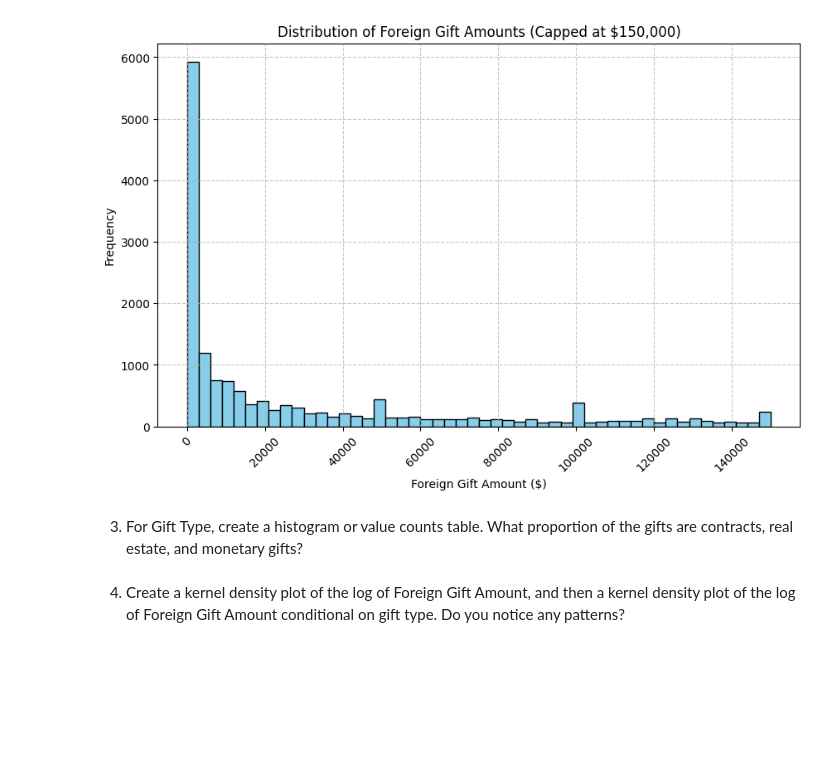
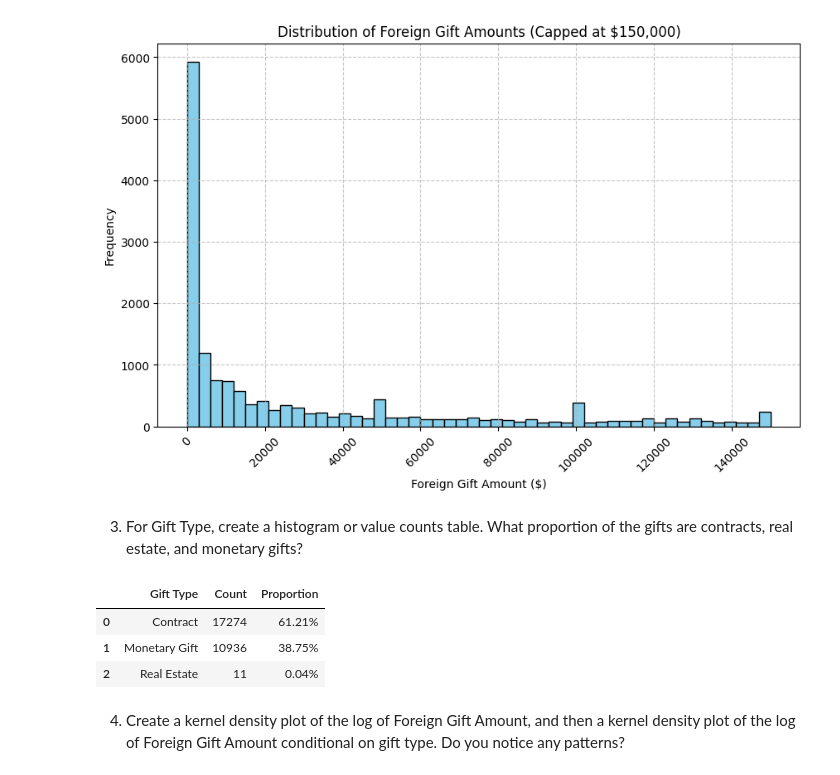
Before and after one commit to deancuva/EDA, a Jupyter notebook: assignment/assignment.ipynb, the cells around one changed output. Drawn from its saved outputs; the diff is of its cells as text; code cells hidden in the pictures; blank space fills up the shorter version.

```diff
--- a/assignment/assignment.ipynb
+++ b/assignment/assignment.ipynb
@@ -74,6 +74,27 @@ plt.show()
 [figure]
 # %% [markdown]
 3. For Gift Type, create a histogram or value counts table. What proportion of the gifts are contracts, real estate, and monetary gifts?
+# %%
+gift_type_counts = df['Gift Type'].value_counts()
+total_gifts = gift_type_counts.sum()
+
+selected_types = ['Monetary Gift', 'Contract', 'Real Estate']
+selected_counts = gift_type_counts[gift_type_counts.index.isin(selected_types)]
+selected_proportions = selected_counts / total_gifts
+
+result = pd.DataFrame({
+    'Gift Type': selected_counts.index,
+    'Count': selected_counts.values,
+    'Proportion': [f'{x:.2f}%' for x in (selected_proportions.values * 100)]
+})
+
+result.reset_index(drop=True, inplace=True)
+result
+# %% [output]
+|  | Gift Type | Count | Proportion |
+| 0 | Contract | 17274 | 61.21% |
+| 1 | Monetary Gift | 10936 | 38.75% |
+| 2 | Real Estate | 11 | 0.04% |
 # %% [markdown]
 4. Create a kernel density plot of the log of Foreign Gift Amount, and then a kernel density plot of the log of Foreign Gift Amount conditional on gift type. Do you notice any patterns?
 # %% [markdown]
```
